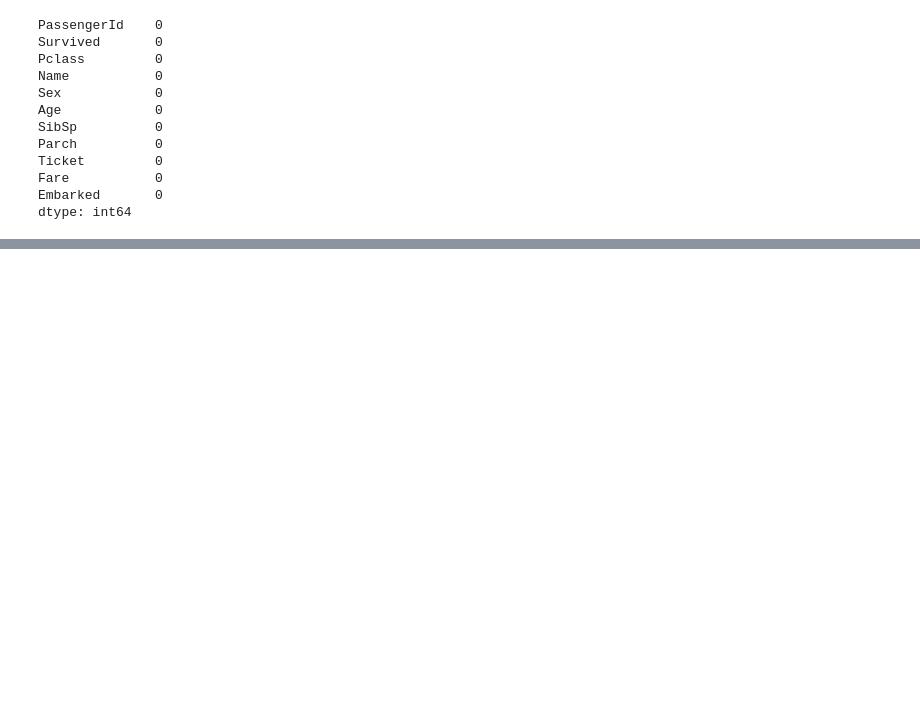
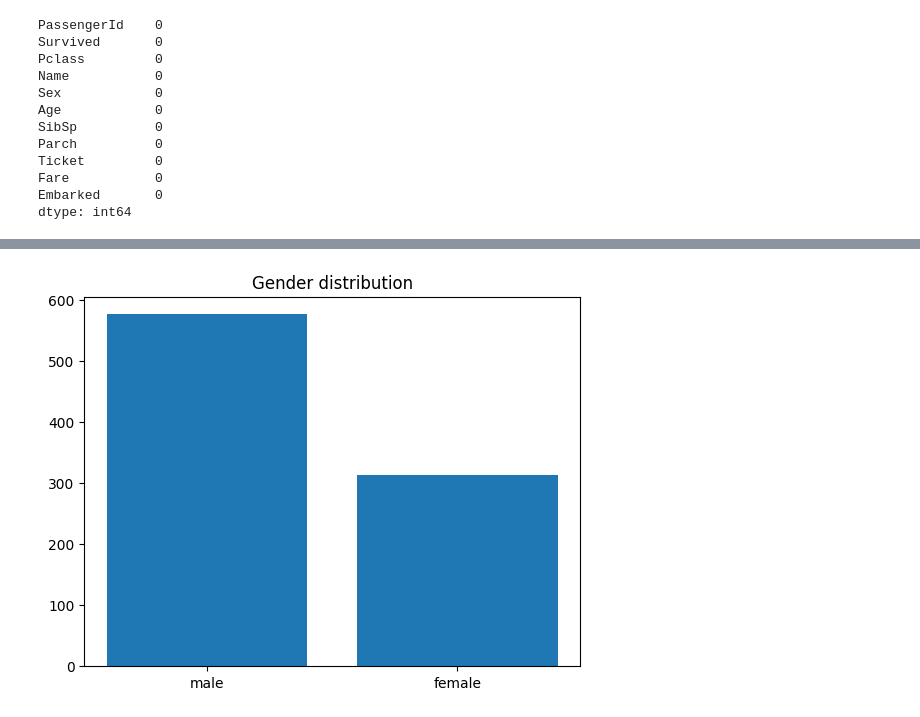
Before and after one commit to readulislamtamim/practice-eda-charts-05092026, a Jupyter notebook: src/main.ipynb, the cells around one changed output, grey strips where cells are left out. Cells and saved outputs as stored; diff of their text form; code cells hidden in the pictures; blank space fills up the shorter version.

```diff
--- a/src/main.ipynb
+++ b/src/main.ipynb
@@ -226,0 +251,10 @@ dtype: int64
+# %%
+counts = df["Sex"].value_counts()
+x = counts.index
+y = counts.values
+
+plt.bar(x, y)
+plt.title("Gender distribution")
+plt.show()
+# %% [output]
+[figure, added]
```
Also changed, not shown: parts of 11 cells of this notebook.
